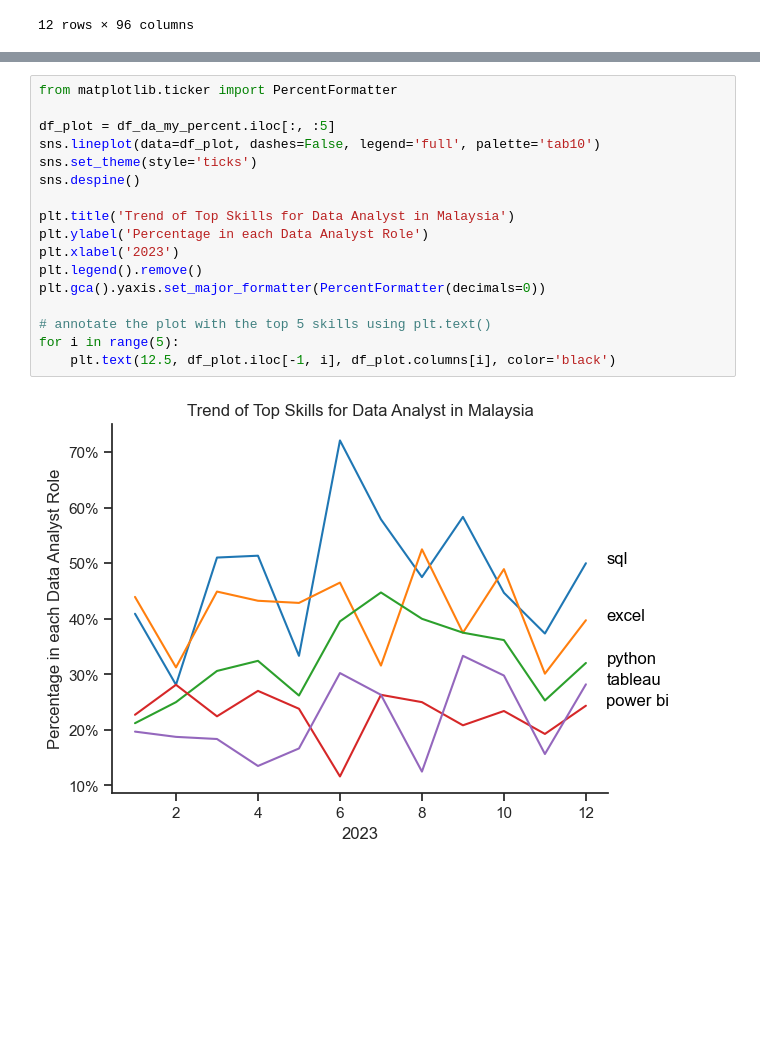
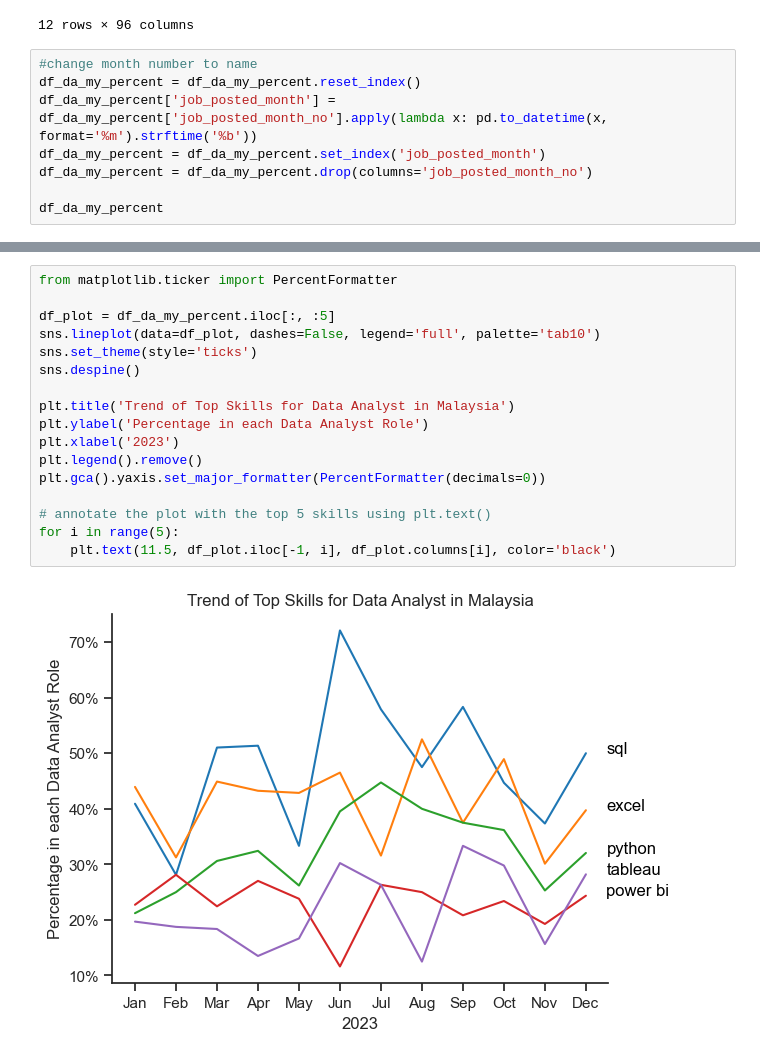
Before and after one commit to swlim03/Data_Jobs_Analysis, a Jupyter notebook: Data_Jobs/3_Skill_Trend.ipynb, the cells around one changed output, grey strips where cells are left out. Saved outputs shown, nothing was run; the diff lists cells and outputs as text; blank space fills up the shorter version.

```diff
--- a/Data_Jobs/3_Skill_Trend.ipynb
+++ b/Data_Jobs/3_Skill_Trend.ipynb
@@ -176,3 +176,11 @@ df_da_my_percent
 | 11 | 37.349398 | 30.120482 | 25.301205 | 19.277108 | 15.662651 | 10.843373 | 12.048193 | 3.614458 | 4.819277 | 4.819277 | ... |
 | 12 | 50.000000 | 39.743590 | 32.051282 | 24.358974 | 28.205128 | 21.794872 | 15.384615 | 2.564103 | 1.282051 | 3.846154 | ... |
 12 rows × 96 columns
+# %%
+#change month number to name
+df_da_my_percent = df_da_my_percent.reset_index()
+df_da_my_percent['job_posted_month'] = df_da_my_percent['job_posted_month_no'].apply(lambda x: pd.to_datetime(x, format='%m').strftime('%b'))
+df_da_my_percent = df_da_my_percent.set_index('job_posted_month')
+df_da_my_percent = df_da_my_percent.drop(columns='job_posted_month_no')
+
+df_da_my_percent
@@ -179,19 +203,19 @@ df_da_my_percent
 # %%
 from matplotlib.ticker import PercentFormatter
 
 df_plot = df_da_my_percent.iloc[:, :5]
 sns.lineplot(data=df_plot, dashes=False, legend='full', palette='tab10')
 sns.set_theme(style='ticks')
 sns.despine()
 
 plt.title('Trend of Top Skills for Data Analyst in Malaysia')
 plt.ylabel('Percentage in each Data Analyst Role')
 plt.xlabel('2023')
 plt.legend().remove()
 plt.gca().yaxis.set_major_formatter(PercentFormatter(decimals=0))
 
 # annotate the plot with the top 5 skills using plt.text()
 for i in range(5):
-    plt.text(12.5, df_plot.iloc[-1, i], df_plot.columns[i], color='black')
+    plt.text(11.5, df_plot.iloc[-1, i], df_plot.columns[i], color='black')
 # %% [output]
-[figure, old version]
+[figure, new version]
```
Also changed, not shown: parts of 1 cell of this notebook.
